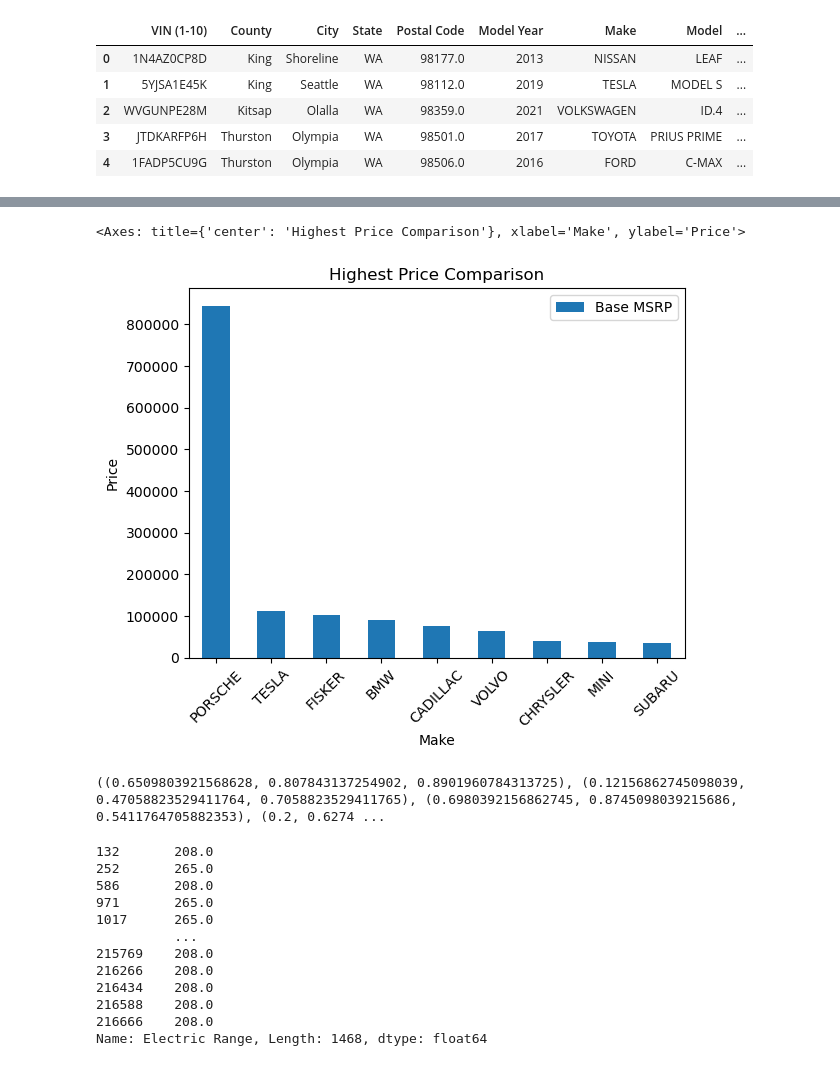
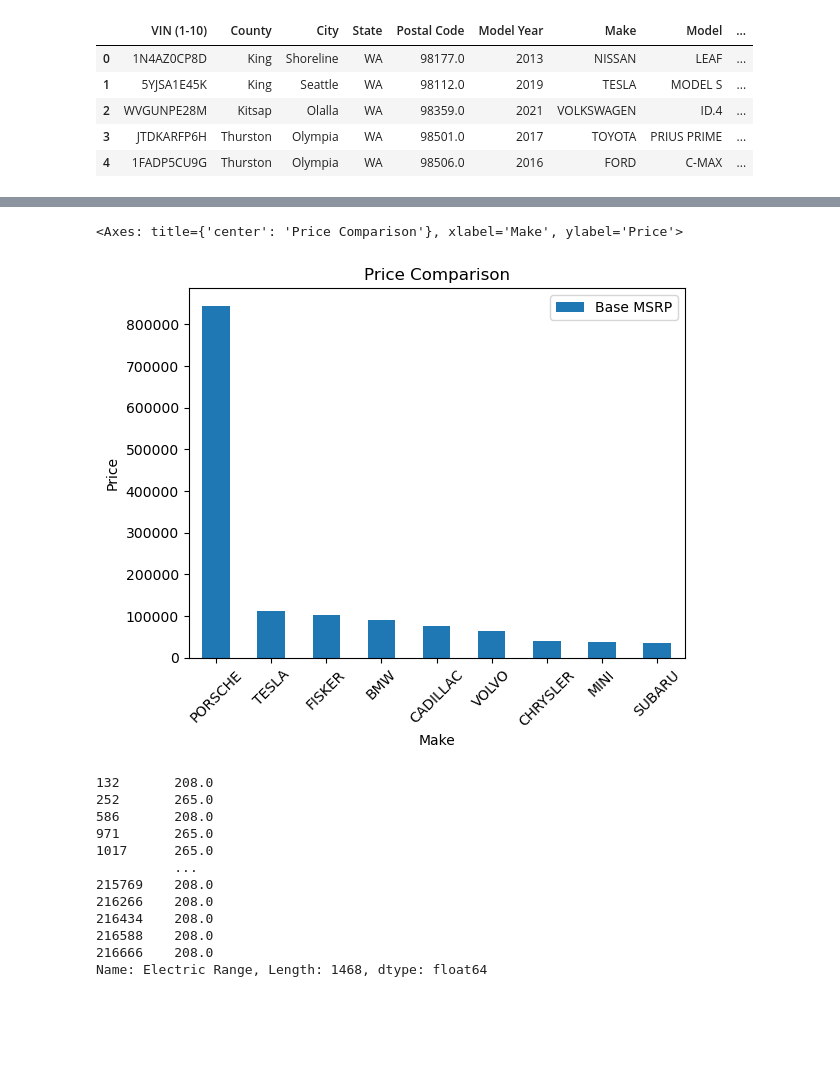
Before and after one commit to bin43256/100DatasetsChallenge, a Jupyter notebook: Electric Vehicle.ipynb, the cells around one changed output, grey strips where cells are left out. Saved outputs shown, nothing was run; the diff lists cells and outputs as text; code cells hidden in the pictures; blank space fills up the shorter version.

```diff
--- a/Electric Vehicle.ipynb
+++ b/Electric Vehicle.ipynb
@@ -16,8 +16,3 @@ df.head()
 df= df[df['Base MSRP'] != 0]
 # %%
 import numpy as np
-# %%
-x = [{i:np.random.randint(1,5)} for i in range(10)]
-df = pd.DataFrame(x)
-df
-df.plot(kind='bar')
@@ -27,16 +19,12 @@ df.plot(kind='bar')
 # %%
 group_df = df.groupby('Make', dropna=True).agg({'Base MSRP':'max'}).reset_index('Make').sort_values(by='Base MSRP', ascending=False)
 top_10_MSRP = group_df[:9]
 
 
-top_10_MSRP.plot(kind='bar', x='Make', ylabel='Price', rot= 45, title='Highest Price Comparison')
+top_10_MSRP.plot(kind='bar', x='Make', ylabel='Price', rot= 45, title='Price Comparison')
 # %% [output]
-<Axes: title={'center': 'Highest Price Comparison'}, xlabel='Make', ylabel='Price'>
+<Axes: title={'center': 'Price Comparison'}, xlabel='Make', ylabel='Price'>
-[figure, old version]
+[figure, new version]
-# %%
-print(plt.cm.Paired.colors[:len(top_10_MSRP)])
-# %% [output]
-((0.6509803921568628, 0.807843137254902, 0.8901960784313725), (0.12156862745098039, 0.47058823529411764, 0.7058823529411765), (0.6980392156862745, 0.8745098039215686, 0.5411764705882353), (0.2, 0.6274 ...
 # %%
 df[df['Model'] == 'MODEL S']['Electric Range']
 # %% [output]
```
Also changed, not shown: parts of 3 cells of this notebook, 2 other files.
